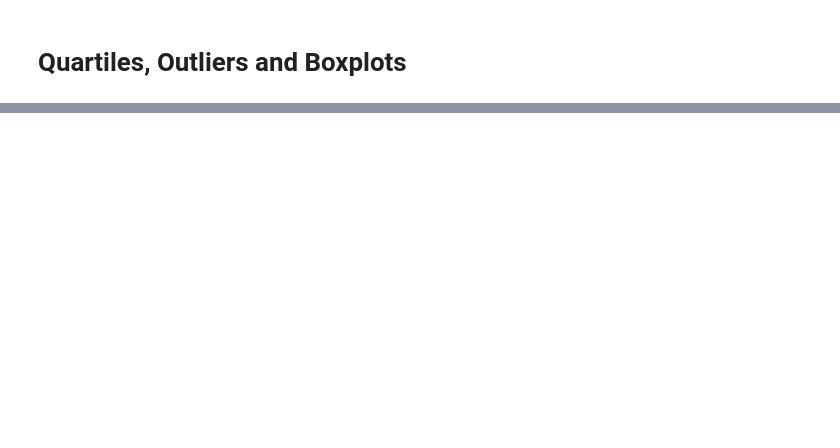
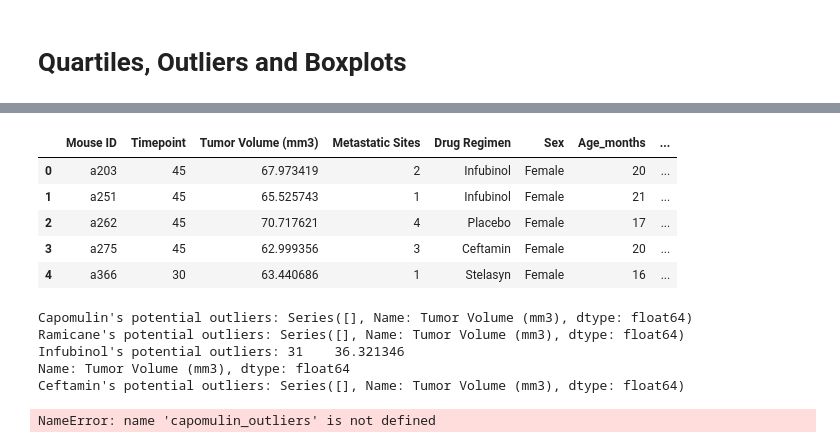
Before and after one commit to AMRITKAUR89/MatPlotLib-Challenge, a Jupyter notebook: Pymaceuticals/Matplotlib.ipynb, the cells around one changed output, grey strips where cells are left out. Cells and saved outputs as stored; diff of their text form; code cells hidden in the pictures; blank space fills up the shorter version.

Commit message:
Outliers

```diff
--- a/Pymaceuticals/Matplotlib.ipynb
+++ b/Pymaceuticals/Matplotlib.ipynb
@@ -196,8 +205,82 @@ plt.show()
 # %%
 # Calculate the final tumor volume of each mouse across four of the treatment regimens:
-# Capomulin, Ramicane, Infubinol, and Ceftamin
-
 # Start by getting the last (greatest) timepoint for each mouse
 
+final_timepoint = Mice_dup.groupby('Mouse ID')['Timepoint'].max()
 
 # Merge this group df with the original DataFrame to get the tumor volume at the last timepoint
+final_tumor_vol_df = pd.merge(final_timepoint, Mice_dup, on=['Mouse ID', 'Timepoint'], how='left')
+
+final_tumor_vol_df[['Mouse ID', 'Drug Regimen', 'Timepoint', 'Tumor Volume (mm3)']]
+final_tumor_vol_df.head()
+# %% [output]
+|  | Mouse ID | Timepoint | Tumor Volume (mm3) | Metastatic Sites | Drug Regimen | Sex | Age_months | ... |
+| 0 | a203 | 45 | 67.973419 | 2 | Infubinol | Female | 20 | ... |
+| 1 | a251 | 45 | 65.525743 | 1 | Infubinol | Female | 21 | ... |
+| 2 | a262 | 45 | 70.717621 | 4 | Placebo | Female | 17 | ... |
+| 3 | a275 | 45 | 62.999356 | 3 | Ceftamin | Female | 20 | ... |
+| 4 | a366 | 30 | 63.440686 | 1 | Stelasyn | Female | 16 | ... |
+# %%
+# Put treatments into a list for for loop (and later for plot labels)
+treatment_list = ['Capomulin', 'Ramicane', 'Infubinol', 'Ceftamin']
+
+# Create empty list to fill with tumor vol data (for plotting)
+final_tumor_volumes = []
+
+# Loop through each drug in the treatment list
+for drug in treatment_list:
+    # Locate the rows which contain mice on each drug and get the tumor volumes
+    drug_data = final_tumor_vol_df[final_tumor_vol_df['Drug Regimen'] == drug]['Tumor Volume (mm3)']
+
+    # Add subset to the final tumor volumes list (for later use in plotting)
+    final_tumor_volumes.append(drug_data.values)
+
+    # Calculate the IQR and quantitatively determine if there are any potential outliers
+    Q1 = drug_data.quantile(0.25)
+    Q3 = drug_data.quantile(0.75)
+
+    # Calculate the interquartile range (IQR)
+    IQR = Q3 - Q1
+
+    # Determine outliers using upper and lower bounds
+    lower_bound = Q1 - 1.5 * IQR
+    upper_bound = Q3 + 1.5 * IQR
+
+    # Identify outliers
+    outliers = drug_data[(drug_data < lower_bound) | (drug_data > upper_bound)]
+
+    # Print outliers for this drug regimen (optional)
+    print(f"{drug}'s potential outliers: {outliers}")
+# %% [output]
+Capomulin's potential outliers: Series([], Name: Tumor Volume (mm3), dtype: float64)
+Ramicane's potential outliers: Series([], Name: Tumor Volume (mm3), dtype: float64)
+Infubinol's potential outliers: 31    36.321346
+Name: Tumor Volume (mm3), dtype: float64
+Ceftamin's potential outliers: Series([], Name: Tumor Volume (mm3), dtype: float64)
+# %%
+# Generate a box plot that shows the distribution of the tumor volume for each treatment group.
+# Assuming the outliers_dict contains the outliers for each treatment regimen as shown in the previous examples
+outliers_dict = {
+    'Capomulin': capomulin_outliers,
+    'Ramicane': ramicane_outliers,
+    'Infubinol': infubinol_outliers,
+    'Ceftamin': ceftamin_outliers
+}
+
+# Create a DataFrame from the outliers_dict for plotting
+outliers_df = pd.DataFrame(dict([(key, pd.Series(value)) for key, value in outliers_dict.items()]))
+
+# Drop columns with no outliers (optional)
+outliers_df = outliers_df.dropna(how='all', axis=1)
+
+# Generate the box plot for outliers
+plt.figure(figsize=(10, 6))
+outliers_df.boxplot(grid=False)
+
+# Customize the plot
+plt.title('Outliers in Tumor Volume by Treatment Regimen')
+plt.xlabel('Drug Regimen')
+plt.ylabel('Tumor Volume (mm3)')
+plt.xticks(rotation=45)
+# %% [output]
+NameError: name 'capomulin_outliers' is not defined
```
Also changed, not shown: parts of 10 cells of this notebook.
